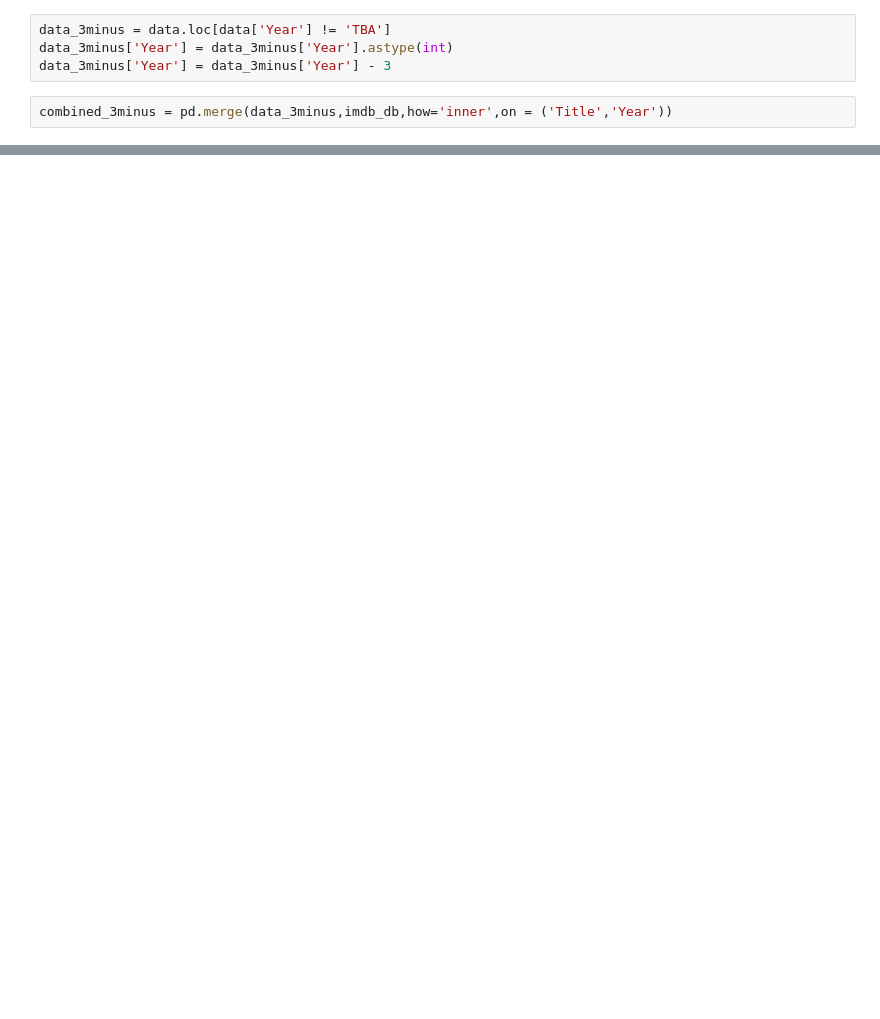
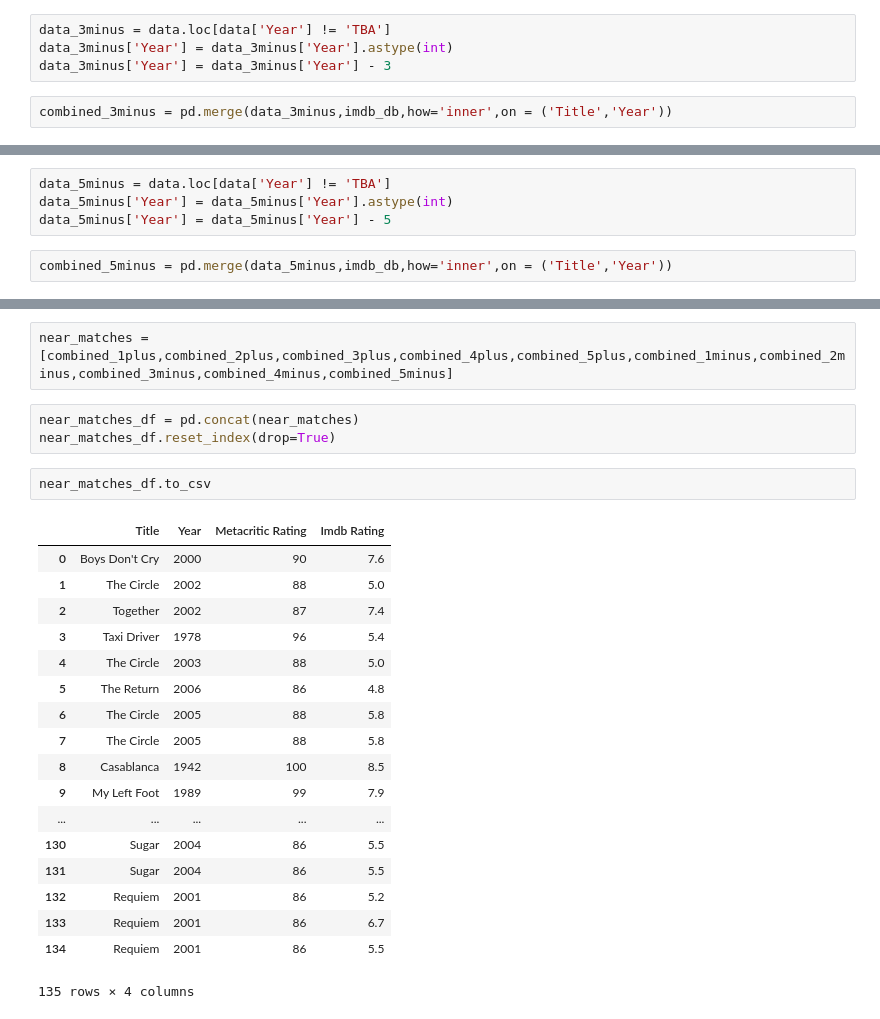
Before and after one commit to cgilbert05/ETL-Project, a Jupyter notebook: Untitled.ipynb, the cells around one changed output, grey strips where cells are left out. Cells and saved outputs as stored; diff of their text form; blank space fills up the shorter version.

Commit message:
added near matches code and csv

```diff
--- a/Untitled.ipynb
+++ b/Untitled.ipynb
@@ -105,0 +185,6 @@ combined_3minus
+# %%
+data_5minus = data.loc[data['Year'] != 'TBA']
+data_5minus['Year'] = data_5minus['Year'].astype(int)
+data_5minus['Year'] = data_5minus['Year'] - 5
+# %%
+combined_5minus = pd.merge(data_5minus,imdb_db,how='inner',on = ('Title','Year'))
@@ -105,0 +199,26 @@ combined_3minus
+# %%
+near_matches = [combined_1plus,combined_2plus,combined_3plus,combined_4plus,combined_5plus,combined_1minus,combined_2minus,combined_3minus,combined_4minus,combined_5minus]
+# %%
+near_matches_df = pd.concat(near_matches)
+near_matches_df.reset_index(drop=True)
+# %%
+near_matches_df.to_csv
+# %% [output]
+|  | Title | Year | Metacritic Rating | Imdb Rating |
+| 0 | Boys Don't Cry | 2000 | 90 | 7.6 |
+| 1 | The Circle | 2002 | 88 | 5.0 |
+| 2 | Together | 2002 | 87 | 7.4 |
+| 3 | Taxi Driver | 1978 | 96 | 5.4 |
+| 4 | The Circle | 2003 | 88 | 5.0 |
+| 5 | The Return | 2006 | 86 | 4.8 |
+| 6 | The Circle | 2005 | 88 | 5.8 |
+| 7 | The Circle | 2005 | 88 | 5.8 |
+| 8 | Casablanca | 1942 | 100 | 8.5 |
+| 9 | My Left Foot | 1989 | 99 | 7.9 |
+| ... | ... | ... | ... | ... |
+| 130 | Sugar | 2004 | 86 | 5.5 |
+| 131 | Sugar | 2004 | 86 | 5.5 |
+| 132 | Requiem | 2001 | 86 | 5.2 |
+| 133 | Requiem | 2001 | 86 | 6.7 |
+| 134 | Requiem | 2001 | 86 | 5.5 |
+135 rows × 4 columns
```
Also changed, not shown: parts of 23 cells of this notebook, 3 other files.
